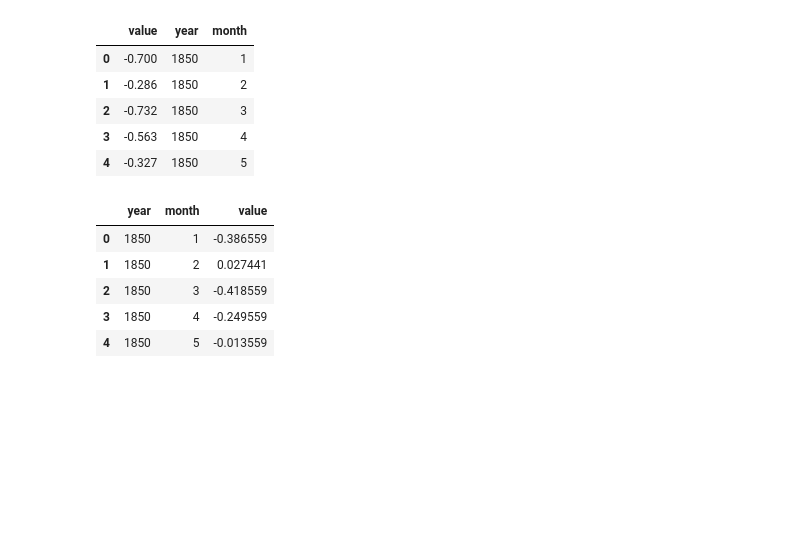
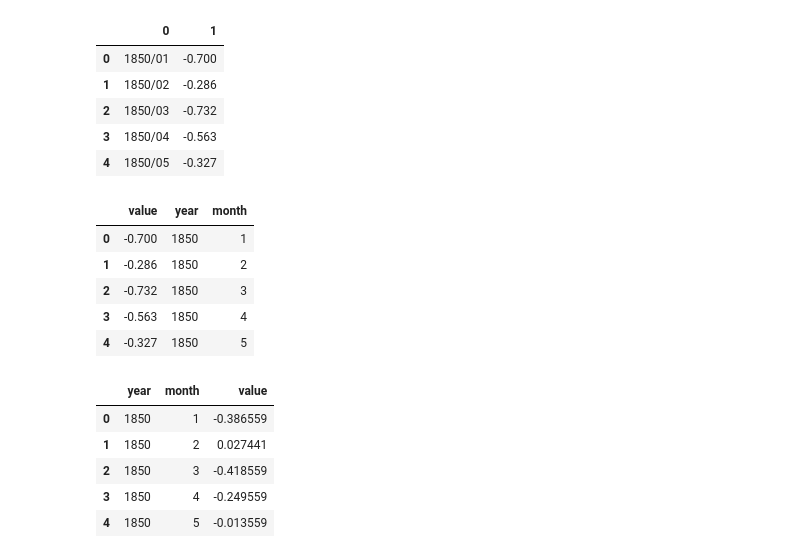
Before and after one commit to jcolot/Data-Science, a Jupyter notebook: Global Temperatures.ipynb, the cells around one changed output. Drawn from its saved outputs; the diff is of its cells as text; code cells hidden in the pictures; blank space fills up the shorter version.

```diff
--- a/Global Temperatures.ipynb
+++ b/Global Temperatures.ipynb
@@ -12,3 +15,12 @@ hadcrut = pd.read_csv(
+# %%
+hadcrut.head()
+# %% [output]
+|  | 0 | 1 |
+| 0 | 1850/01 | -0.700 |
+| 1 | 1850/02 | -0.286 |
+| 2 | 1850/03 | -0.732 |
+| 3 | 1850/04 | -0.563 |
+| 4 | 1850/05 | -0.327 |
 # %%
 hadcrut['year'] = hadcrut.iloc[:, 0].apply(lambda x: x.split("/")[0]).astype(int)
 hadcrut['month'] = hadcrut.iloc[:, 0].apply(lambda x: x.split("/")[1]).astype(int)
```
Also changed, not shown: parts of 4 cells of this notebook, 1 other file.
